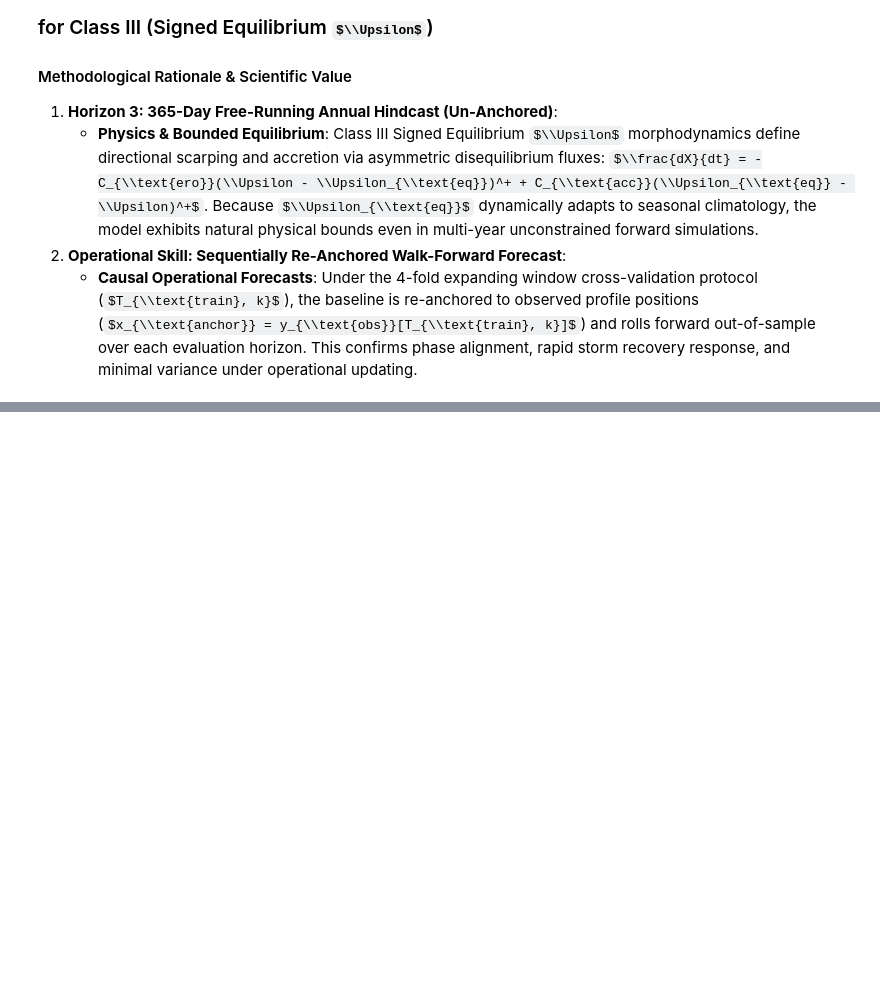
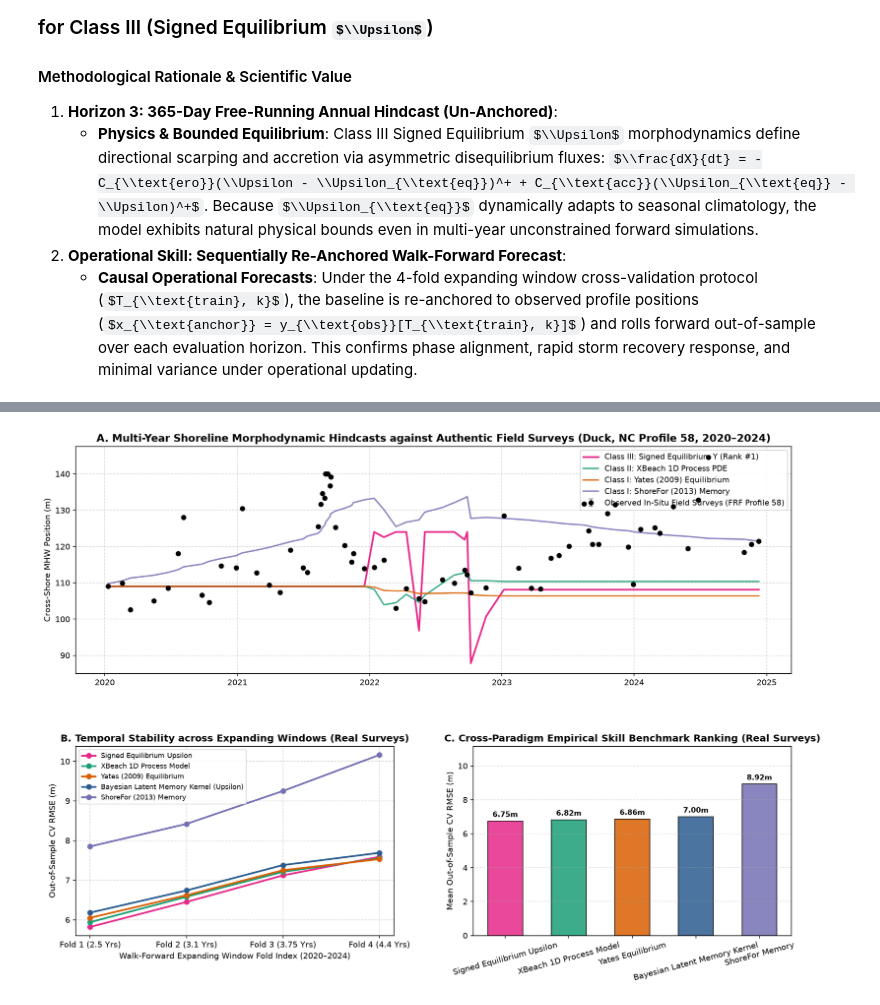
Before and after one commit to sam-tritto/unified-coastal-erosion-index, a Jupyter notebook: 02_Diagnostic_Baselines.ipynb, the cells around one changed output, grey strips where cells are left out. Saved outputs shown, nothing was run; the diff lists cells and outputs as text; code cells hidden in the pictures; some formulas as TeX source; blank space fills up the shorter version.

```diff
--- a/02_Diagnostic_Baselines.ipynb
+++ b/02_Diagnostic_Baselines.ipynb
@@ -507,0 +486,93 @@ plt.show()
+# %%
+# Publication-Grade Cross-Paradigm Diagnostic Suite (Real In-Situ Field Surveys)
+fig = plt.figure(figsize=(16, 11))
+gs = fig.add_gridspec(2, 2, height_ratios=[1.2, 1], hspace=0.35, wspace=0.25)
+ax0 = fig.add_subplot(gs[0, :])
+ax1 = fig.add_subplot(gs[1, 0])
+ax2 = fig.add_subplot(gs[1, 1])
+
+# -------------------------------------------------------------------------
+# Subplot A: Real Field Surveys vs Model Hindcasts (Duck, NC Profile Line 58)
+# -------------------------------------------------------------------------
+df_surveys_duck = load_site_field_surveys('duck_nc', transect_index=0)
+df_hydro_duck, _ = load_dataset(site='duck_nc')
+if df_hydro_duck.index.tz is not None and df_surveys_duck.index.tz is None:
+    df_surveys_duck.index = df_surveys_duck.index.tz_localize('UTC')
+elif df_hydro_duck.index.tz is None and df_surveys_duck.index.tz is not None:
+    df_surveys_duck.index = df_surveys_duck.index.tz_convert(None)
+
+df_aligned_duck = align_hydrodynamics_with_field_surveys(df_hydro_duck, df_surveys_duck)
+
+y_survey = df_aligned_duck['surveyed_pos_mhw_m'].values
+unc = df_aligned_duck['uncertainty_m'].values if 'uncertainty_m' in df_aligned_duck.columns else np.full_like(y_survey, 0.5)
+
+ax0.errorbar(df_aligned_duck.index, y_survey, yerr=unc, fmt='o', color='black', ecolor='gray', elinewidth=1.2, capsize=3, markersize=5.5, label='Observed In-Situ Field Surveys (FRF Profile 58)', zorder=10)
+
+y0 = y_survey[0]
+signed_pos = y0 + np.cumsum(df_aligned_duck['upsilon_diseq_simulated_delta_x_m'].values)
+xbeach_pos = y0 + np.cumsum(df_aligned_duck['xbeach_simulated_delta_x_m'].values)
+yates_pos = y0 + np.cumsum(df_aligned_duck['yates_simulated_delta_x_m'].values)
+shorefor_delta = df_aligned_duck['antecedent_upsilon_memory'].values if 'antecedent_upsilon_memory' in df_aligned_duck.columns else df_aligned_duck['antecedent_log_upsilon'].values
+if np.std(shorefor_delta) > 1e-6:
+    s_sf, i_sf = np.polyfit(shorefor_delta, df_aligned_duck['surveyed_delta_x_m'].values, 1)
+    shorefor_pos = y0 + np.cumsum(s_sf * shorefor_delta + i_sf)
+else:
+    shorefor_pos = y0 + np.cumsum(shorefor_delta)
+
+ax0.plot(df_aligned_duck.index, signed_pos, label=r'Class III: Signed Equilibrium $\Upsilon$ (Rank #1)', color='#e7298a', lw=2.2)
+ax0.plot(df_aligned_duck.index, xbeach_pos, label='Class II: XBeach 1D Process PDE', color='#1b9e77', lw=1.8, alpha=0.85)
+ax0.plot(df_aligned_duck.index, yates_pos, label='Class I: Yates (2009) Equilibrium', color='#d95f02', lw=1.8, alpha=0.85)
+ax0.plot(df_aligned_duck.index, shorefor_pos, label='Class I: ShoreFor (2013) Memory', color='#7570b3', lw=1.8, alpha=0.85)
+
+ax0.set_title('A. Multi-Year Shoreline Morphodynamic Hindcasts against Authentic Field Surveys (Duck, NC Profile 58, 2020–2024)', fontsize=13, fontweight='bold')
+ax0.set_ylabel('Cross-Shore MHW Position (m)')
+ax0.legend(loc='upper right', frameon=True, facecolor='white', framealpha=0.9, fontsize=9.5)
+ax0.grid(True, linestyle='--', alpha=0.5)
+
+# -------------------------------------------------------------------------
+# Subplot B: Out-of-Sample Displacement RMSE across Chronological CV Folds
+# -------------------------------------------------------------------------
+model_colors = {
+    'Signed Equilibrium Upsilon': '#e7298a',
+    'XBeach 1D Process Model': '#1b9e77',
+    'Yates (2009) Equilibrium': '#d95f02',
+    'Bayesian Latent Memory Kernel (Upsilon)': '#2b5c8f',
+    'ShoreFor (2013) Memory': '#7570b3',
+}
+
+for m_name in df_synthesis['Model Name']:
+    sub_fold = df_folds[df_folds['Model Name'] == m_name].groupby('Fold')['Fold RMSE (m)'].mean()
+    c = model_colors.get(m_name, '#333333')
+    ax1.plot(sub_fold.index, sub_fold.values, marker='o', lw=2.2, color=c, label=m_name)
+
+ax1.set_xlabel('Walk-Forward Expanding Window Fold Index (2020–2024)')
+ax1.set_ylabel('Out-of-Sample CV RMSE (m)')
+ax1.set_title('B. Temporal Stability across Expanding Windows (Real Surveys)', fontsize=12, fontweight='bold')
+ax1.legend(loc='upper left', fontsize=8.5)
+ax1.set_xticks([1, 2, 3, 4])
+ax1.set_xticklabels(['Fold 1 (2.5 Yrs)', 'Fold 2 (3.1 Yrs)', 'Fold 3 (3.75 Yrs)', 'Fold 4 (4.4 Yrs)'])
+ax1.grid(True, linestyle='--', alpha=0.5)
+
+# -------------------------------------------------------------------------
+# Subplot C: Publication Ranking Bar Chart (CV RMSE from df_synthesis)
+# -------------------------------------------------------------------------
+bar_models = df_synthesis['Model Name'].tolist()
+bar_rmses = df_synthesis['CV RMSE (m)'].tolist()
+bar_colors_list = [model_colors.get(m, '#333333') for m in bar_models]
+bar_short_names = [m.replace(' (Upsilon)', '').replace(' (2009)', '').replace(' (2013)', '') for m in bar_models]
+
+bars = ax2.bar(bar_short_names, bar_rmses, color=bar_colors_list, alpha=0.85, edgecolor='black', width=0.55)
+for b in bars:
+    h = b.get_height()
+    ax2.text(b.get_x() + b.get_width()/2., h + 0.15, f'{h:.2f}m', ha='center', va='bottom', fontsize=9, fontweight='bold')
+
+ax2.set_ylabel('Mean Out-of-Sample CV RMSE (m)')
+ax2.set_title('C. Cross-Paradigm Empirical Skill Benchmark Ranking (Real Surveys)', fontsize=12, fontweight='bold')
+ax2.set_ylim(0, max(bar_rmses) * 1.25)
+ax2.tick_params(axis='x', rotation=15)
+ax2.grid(True, linestyle='--', alpha=0.4, axis='y')
+
+plt.tight_layout()
+plt.show()
+# %% [output]
+[figure, added]
```
Also changed, not shown: parts of 9 cells of this notebook, 2 other files.
